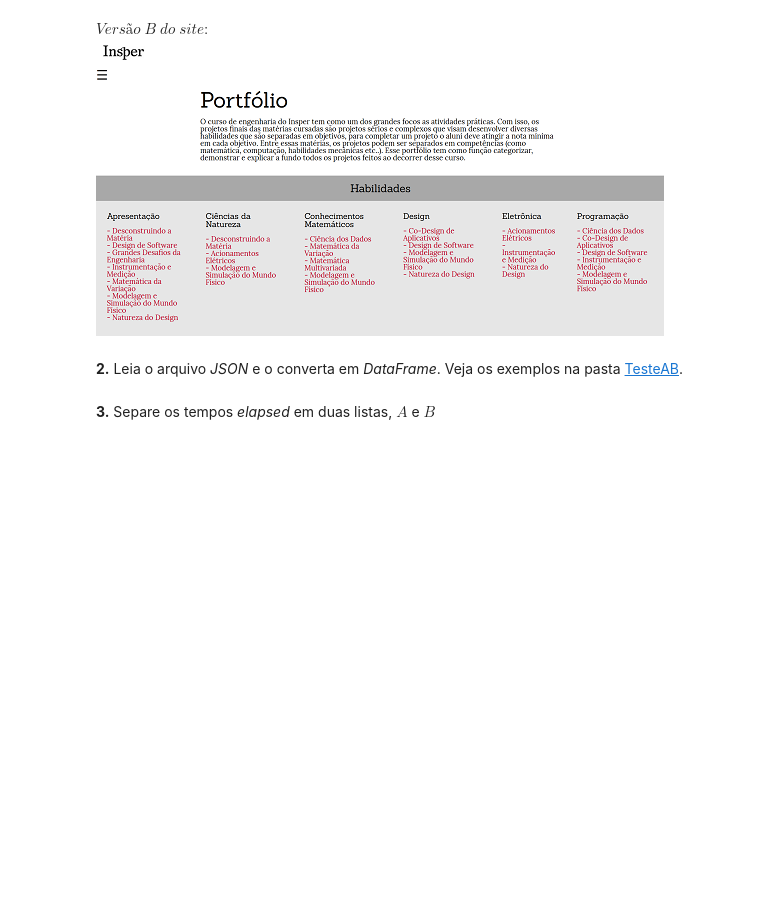
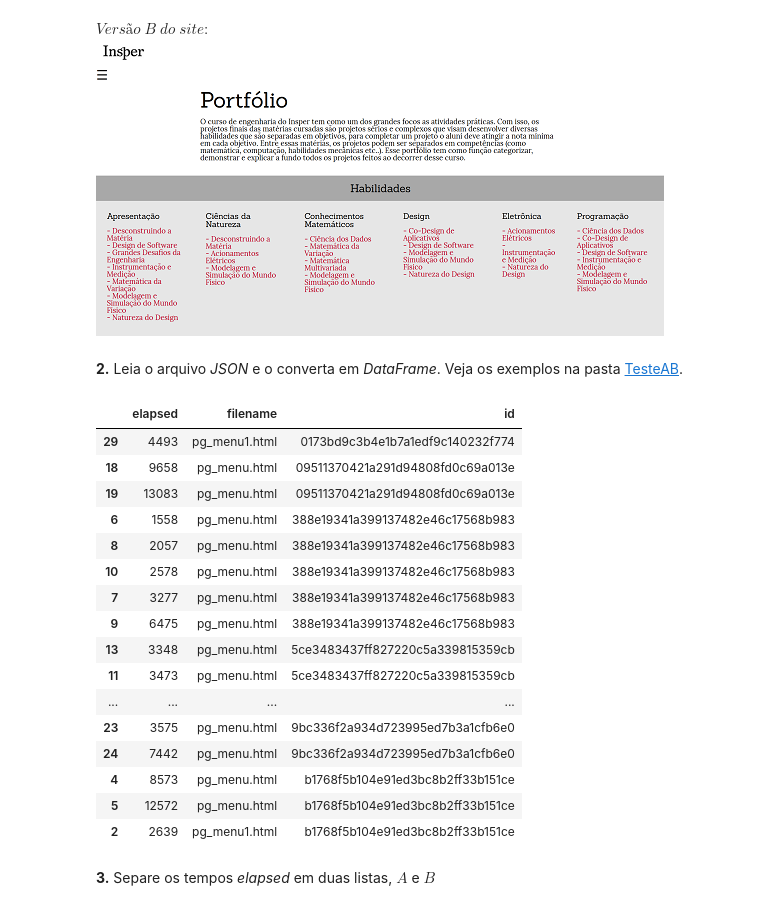
Before and after one commit to victorniubo/Ciencia-dos-Dados, a Jupyter notebook: APS 7/APS7_TesteAB.ipynb, the cells around one changed output. Cells and saved outputs as stored; diff of their text form; code cells hidden in the pictures; blank space fills up the shorter version.

```diff
--- a/APS 7/APS7_TesteAB.ipynb
+++ b/APS 7/APS7_TesteAB.ipynb
@@ -35,7 +42,34 @@ $Versão$ $B$ $do$ $site:$
 # %%
 arquivo = open("testeAB-export.json")
 linhas = arquivo.readlines()
 texto = "".join(linhas)
 dados_fire = json.loads(texto)
+
+lista_dicionarios = []
+
+for k,v in dados_fire.items():
+    lista_dicionarios.append(v)
+
+dataframe = pd.DataFrame.from_records(lista_dicionarios)
+
+dataframe.sort_values(by=['id', 'filename', 'elapsed']).head(20)
+# %% [output]
+|  | elapsed | filename | id |
+| 29 | 4493 | pg_menu1.html | 0173bd9c3b4e1b7a1edf9c140232f774 |
+| 18 | 9658 | pg_menu.html | 09511370421a291d94808fd0c69a013e |
+| 19 | 13083 | pg_menu.html | 09511370421a291d94808fd0c69a013e |
+| 6 | 1558 | pg_menu.html | 388e19341a399137482e46c17568b983 |
+| 8 | 2057 | pg_menu.html | 388e19341a399137482e46c17568b983 |
+| 10 | 2578 | pg_menu.html | 388e19341a399137482e46c17568b983 |
+| 7 | 3277 | pg_menu.html | 388e19341a399137482e46c17568b983 |
+| 9 | 6475 | pg_menu.html | 388e19341a399137482e46c17568b983 |
+| 13 | 3348 | pg_menu.html | 5ce3483437ff827220c5a339815359cb |
+| 11 | 3473 | pg_menu.html | 5ce3483437ff827220c5a339815359cb |
+| ... | ... | ... | ... |
+| 23 | 3575 | pg_menu.html | 9bc336f2a934d723995ed7b3a1cfb6e0 |
+| 24 | 7442 | pg_menu.html | 9bc336f2a934d723995ed7b3a1cfb6e0 |
+| 4 | 8573 | pg_menu.html | b1768f5b104e91ed3bc8b2ff33b151ce |
+| 5 | 12572 | pg_menu.html | b1768f5b104e91ed3bc8b2ff33b151ce |
+| 2 | 2639 | pg_menu1.html | b1768f5b104e91ed3bc8b2ff33b151ce |
 # %% [markdown]
 **3.** Separe os tempos *elapsed* em duas listas, $A$ e $B$
```
Also changed, not shown: parts of 3 cells of this notebook, 1 other file.
